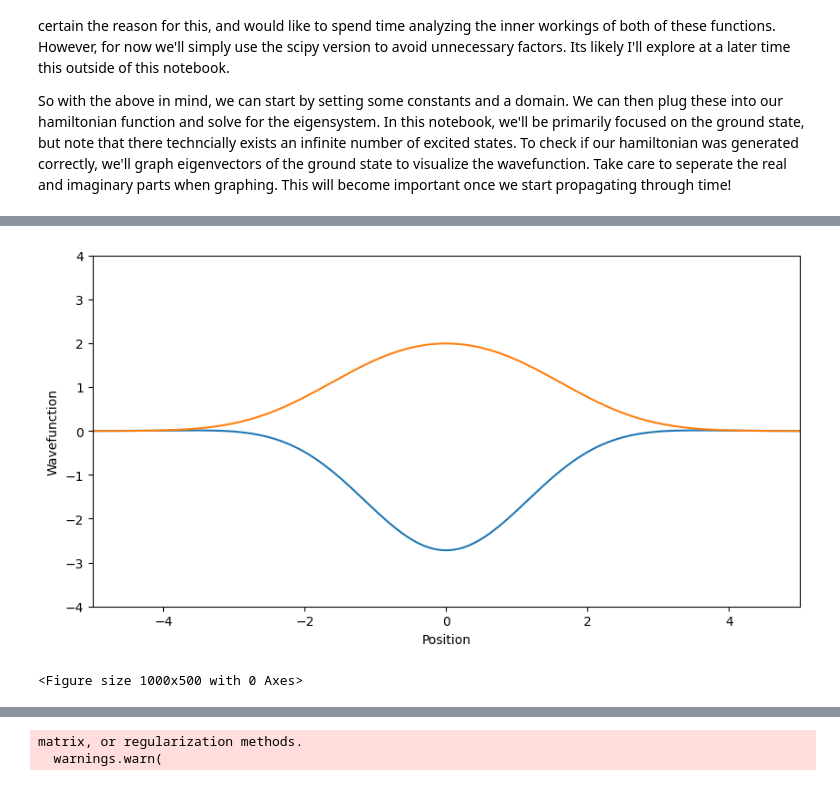
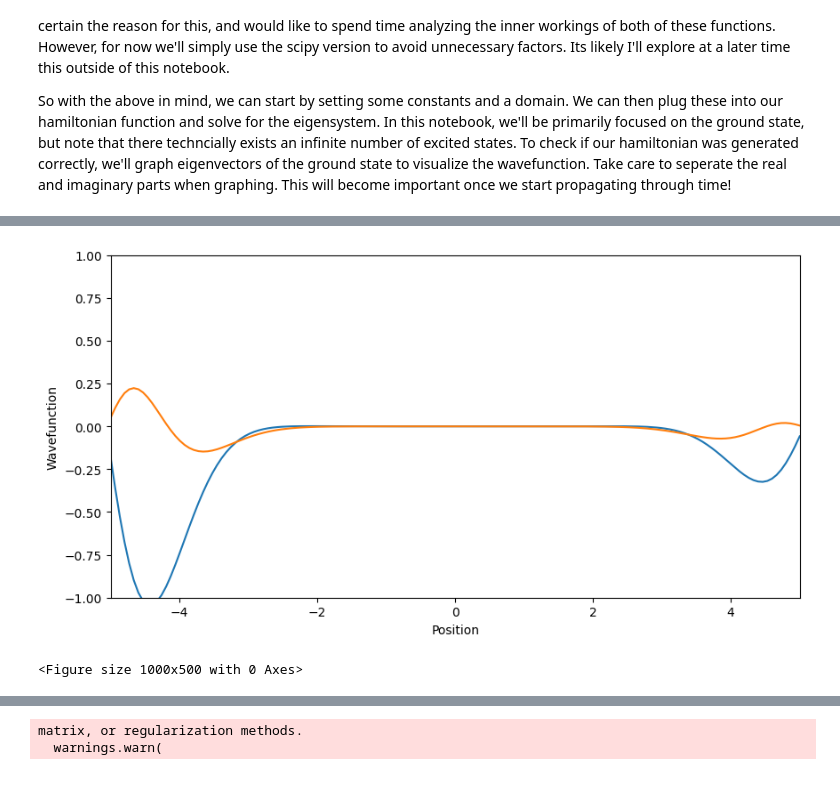
Before and after one commit to ascsn/wavefunction-dimensionality-reduction, a Jupyter notebook: QTE.ipynb, the cells around one changed output, grey strips where cells are left out. Cells and saved outputs as stored; diff of their text form; code cells hidden in the pictures.

```diff
--- a/QTE.ipynb
+++ b/QTE.ipynb
@@ -36,9 +38,15 @@ def construct_hamiltonian(N, x, dx, h_bar, mass, q):
 
     hamiltonian = np.zeros((N, N))#,dtype=np.complex128)
 
-    finite_diff = -2 * np.eye(N)
-    finite_diff += np.eye(N, k=1)
-    finite_diff += np.eye(N, k=-1)
+    #finite_diff = -2 * np.eye(N)
+    #finite_diff += np.eye(N, k=1)
+    #finite_diff += np.eye(N, k=-1)
+
+    finite_diff = -(5/2) * np.eye(N)
+    finite_diff += (4/3) * np.eye(N, k=1)
+    finite_diff += (4/3) * np.eye(N, k=-1)
+    finite_diff += -(1/12) * np.eye(N, k=2)
+    finite_diff += -(1/12) * np.eye(N, k=-2)
 
     kinetic = -h_bar**2 / (2 * mass) * (finite_diff/dx**2)
 
@@ -83,7 +91,7 @@ So with the above in mind, we can start by setting some constants and a domain.
 h_bar = 1#.05457e-35
 mass = 1
 q = 1
-N = 250
+N = 150
 
 x = np.linspace(-5, 5, N)
 dx = x[1] - x[0]
@@ -178,54 +260,59 @@ while t <= t_max:
 h_bar = 1#.05457e-35
 mass = 1
 q = 1
-N = 250
+N = 150
 
 x = np.linspace(-5, 5, N)
 dx = x[1] - x[0]
 
-initial_state = (1 / np.sqrt(2 * np.pi)) * np.exp(-0.5 * x**2)
+initial_state = np.exp(-(x+0.2)**2 / 2.0) / np.sqrt(np.pi+2)
 
 t = 0
-t_max = 1
-t_steps = 250
+t_max = 100
+t_steps = 10000
 t_values = np.linspace(t, t_max, t_steps)
 dt = t_values[1] - t_values[0]
 count = 0
 terms = 7
 
 fig, ax = plt.subplots(figsize=(10, 5))
 
 while t <= t_max:
 
     if t == 0:
         final_state = initial_state.copy()
-        final_state = final_state/(np.linalg.norm(final_state)*dx)
+        final_state_norm = final_state/np.sqrt(np.dot(final_state,np.conj(final_state))*dx)
 
     else:
 
+        #teo = taylor_series_expansion(H, terms, dt)
+        #new_state = np.dot(teo, final_state)
+        #print(new_state)
+        #final_state = final_state.astype(np.complex128)
+        #final_state = new_state.copy()
+        #final_state = final_state/(np.linalg.norm(final_state)*dx)
+
         teo = taylor_series_expansion(H, terms, dt)
-        new_state = np.dot(teo, final_state)
-        #print(new_state)
-        final_state = final_state.astype(np.complex128)
-        final_state = new_state.copy()
-        final_state = final_state/(np.linalg.norm(final_state)*dx)
+        new_state = np.dot(teo, final_state_norm)
+        final_state_norm = final_state_norm + new_state
+        final_state_norm = final_state_norm/np.sqrt(np.dot(final_state_norm,np.conj(final_state_norm))*dx)
 
     pd = np.abs(final_state)**2
-    plt.plot(x, (np.imag(final_state[:])))
-    plt.plot(x, (np.real(final_state[:])))
+    plt.plot(x, (np.imag(final_state_norm[:])))
+    plt.plot(x, (np.real(final_state_norm[:])))
     #plt.plot(x, pd[:])
     plt.xlim([-5,5])
-    plt.ylim([-4,4])
+    plt.ylim([-1,1])
 
     plt.xlabel("Position")
     plt.ylabel("Wavefunction")
     clear_output(wait=True)
     display(fig)
     fig.clear()
 
     t += dt
     count += 1
 # %% [output]
-[figure, old version]
+[figure, new version]
 <Figure size 1000x500 with 0 Axes>
 # %%
```
Also changed, not shown: parts of 24 cells of this notebook.
